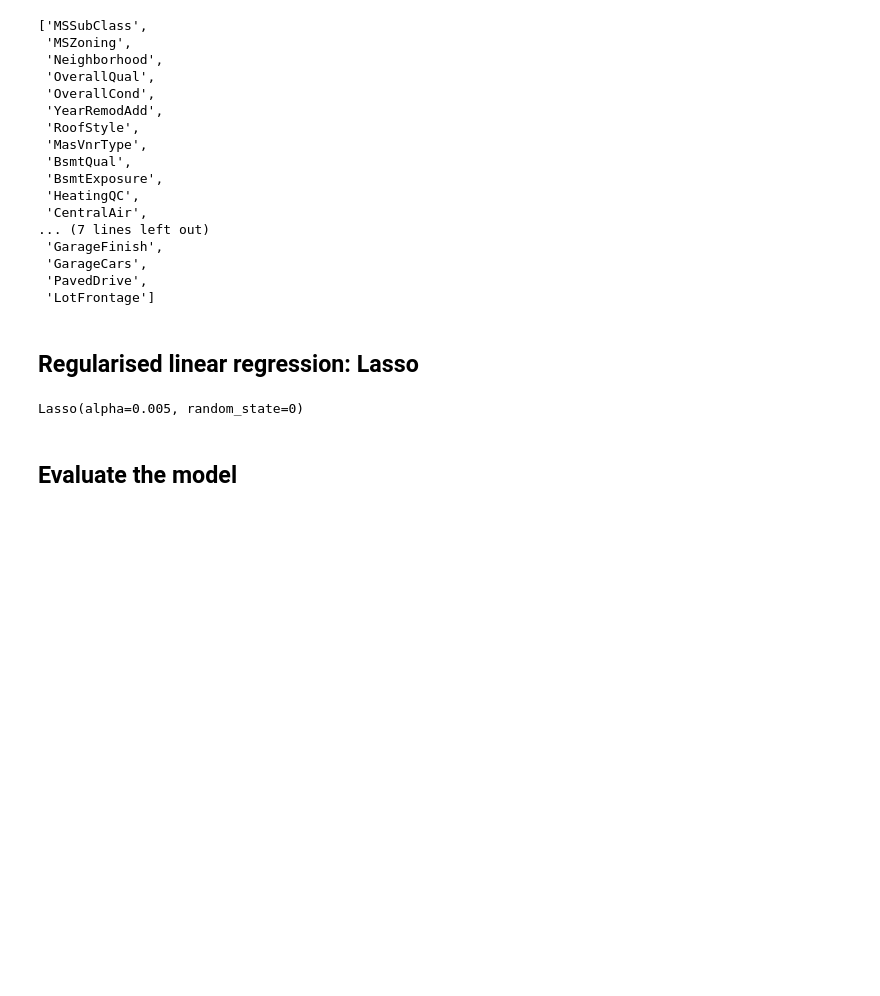
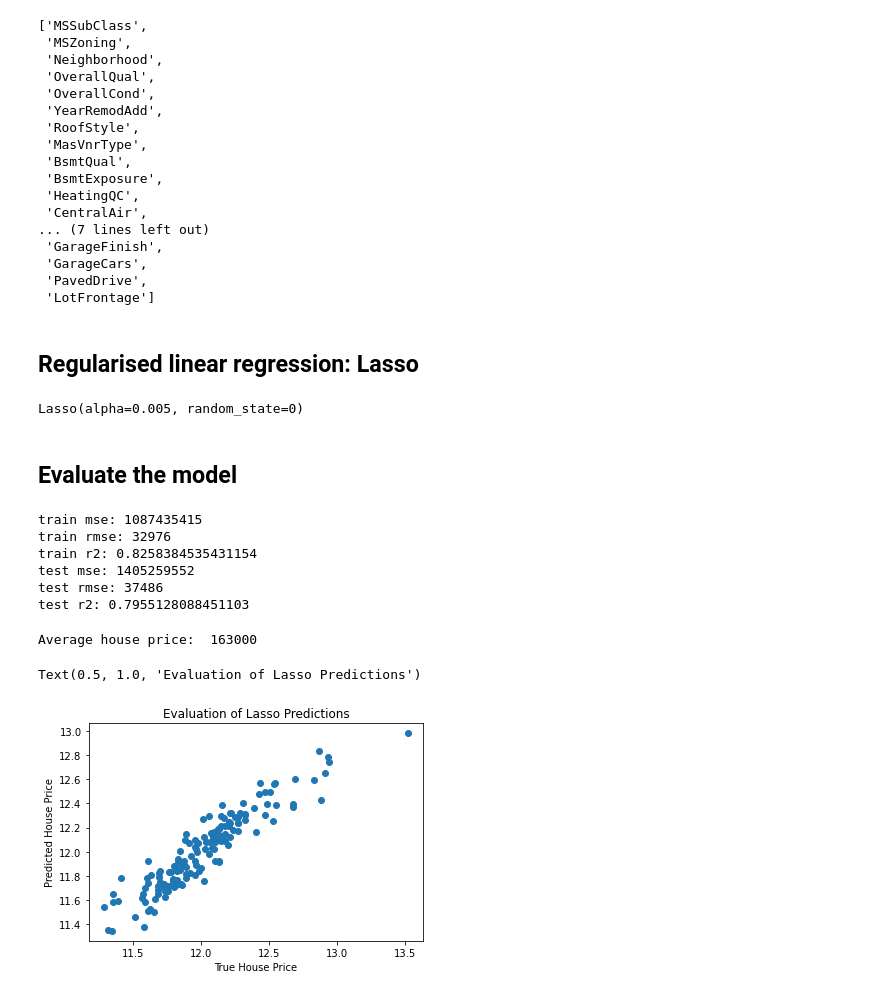
Before and after one commit to Jeffresh/deployment-of-machine-learning-models, a Jupyter notebook: section2/model_building.ipynb, the cells around one changed output. Cells and saved outputs as stored; diff of their text form; code cells hidden in the pictures; blank space fills up the shorter version.

Commit message:
feat: model evaluation

```diff
--- a/section2/model_building.ipynb
+++ b/section2/model_building.ipynb
@@ -98,3 +98,73 @@ lin_model.fit(X_train, y_train)
 Lasso(alpha=0.005, random_state=0)
 # %% [markdown]
 ## Evaluate the model
+# %%
+# Remember that we log trasnformed the output (SalePrice)
+
+# In order to get the true performance of the Lasso
+# we need to transform both the target and hte predictions
+
+# We will evaluate performance using the mean squared error and the root of the mean squared error and r2
+
+# make predictiosn for train set
+
+pred = lin_model.predict(X_train)
+
+# Determine ms and rmse
+
+print('train mse: {}'.format(
+    int(mean_squared_error(np.exp(y_train), np.exp(pred)))
+    )
+)
+
+print('train rmse: {}'.format(int(
+    sqrt(mean_squared_error(np.exp(y_train), np.exp(pred))))
+    )
+)
+
+print('train r2: {}'.format(
+    r2_score(np.exp(y_train), np.exp(pred))
+    )
+)
+
+
+# make predictions for test set
+
+pred = lin_model.predict(X_test)
+
+# determine mse and rmse
+
+print('test mse: {}'.format(
+    int(mean_squared_error(np.exp(y_test), np.exp(pred)))
+    )
+)
+
+print('test rmse: {}'.format(
+    int(sqrt(mean_squared_error(np.exp(y_test), np.exp(pred))))
+    )
+)
+
+print('test r2: {}'.format(
+    r2_score(np.exp(y_test), np.exp(pred))
+    )
+)
+# %% [output]
+train mse: 1087435415
+train rmse: 32976
+train r2: 0.8258384535431154
+test mse: 1405259552
+test rmse: 37486
+test r2: 0.7955128088451103
+# %%
+print('Average house price: ', int(np.exp(y_train).median()))
+# %% [output]
+Average house price:  163000
+# %%
+# let's evaluate our predictions respect to the real sale price
+plt.scatter(y_test, lin_model.predict(X_test))
+plt.xlabel('True House Price')
+plt.ylabel('Predicted House Price')
+plt.title('Evaluation of Lasso Predictions')
+# %% [output]
+Text(0.5, 1.0, 'Evaluation of Lasso Predictions')
+[figure, added]
```
Also changed, not shown: parts of 3 cells of this notebook.
